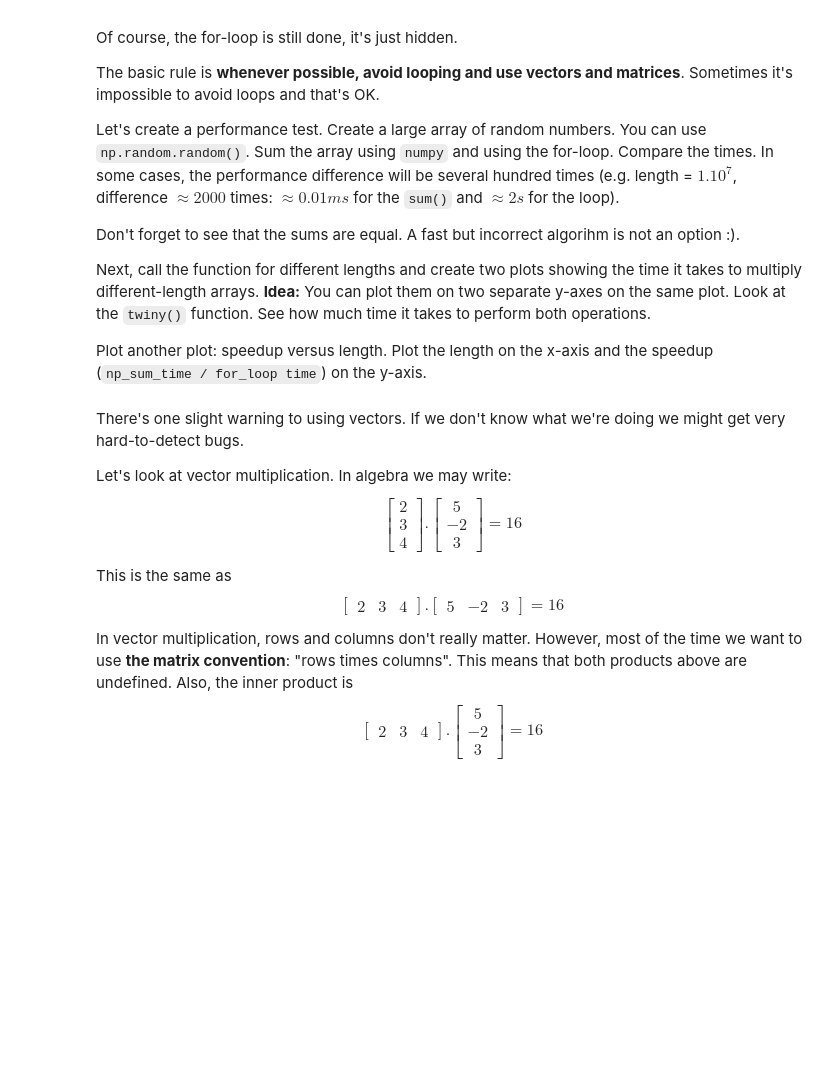
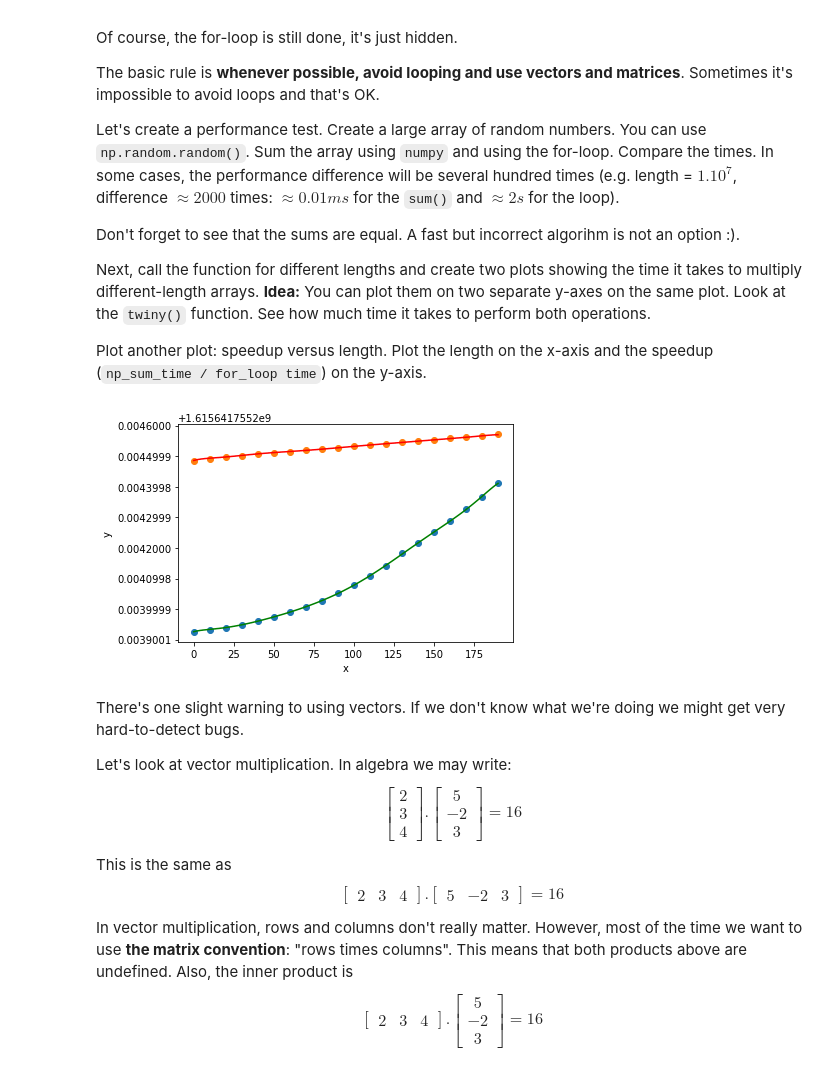
Before and after one commit to TodorNedkovski/Artificial-Intelligence-21-22, a Jupyter notebook: Math concepts for developers/HIGH-SCHOOL MATHS/06. Linear-Algebra-Exercise/Linear Algebra Exercise.ipynb, the cells around one changed output. Saved outputs shown, nothing was run; the diff lists cells and outputs as text; code cells hidden in the pictures; blank space fills up the shorter version.

```diff
--- a/Math concepts for developers/HIGH-SCHOOL MATHS/06. Linear-Algebra-Exercise/Linear Algebra Exercise.ipynb
+++ b/Math concepts for developers/HIGH-SCHOOL MATHS/06. Linear-Algebra-Exercise/Linear Algebra Exercise.ipynb
@@ -149,3 +147,80 @@ Plot another plot: speedup versus length. Plot the length on the x-axis and the
+# %%
+def interpolate_polynomial(facPoints, multPoints, degree, min_x, max_x):
+    """
+    Interpolates a polynomial of the specified degree through the given points and plots it
+    points - a list of points (x, y) to plot
+    degree - the polynomial degree
+    min_x, max_x - range of x values used to plot the interpolating polynomial
+    """
+    fx = facPoints[:, 0]
+    fy = facPoints[:, 1]
+
+    mx = multPoints[:, 0]
+    my = multPoints[:, 1]
+
+    fcoefficients = np.polyfit(fx, fy, degree)
+    fpoly = np.poly1d(fcoefficients)
+
+    mcoefficients = np.polyfit(mx, my, degree)
+    mpoly = np.poly1d(mcoefficients)
+
+    plot_fx = np.linspace(min_x, max_x, 5000)
+    plot_fy = fpoly(plot_fx)
+
+    plot_mx = np.linspace(min_x, max_x, 5000)
+    plot_my = mpoly(plot_mx)
+
+    plt.plot(plot_fx, plot_fy, c = "green")
+    plt.plot(plot_mx, plot_my, c = "red")
+    plt.scatter(fx, fy)
+    plt.scatter(mx, my)
+    plt.xlabel("x")
+    plt.ylabel("y")
+    plt.show()
+
+arr = []
+
+for i in range(20):
+    arr.append(np.random.randint(100,size=10*i))
+
+def standard():
+
+    span = []
+
+    length = 0;
+
+    for a in arr:
+        rsum = 0
+        start = time.time()
+        for i in range(len(a)):
+            rsum += a[i]
+        finish = time.time()
+        span.append((len(a), finish))
+
+
+    return (rsum, span)
+
+def numpy():
+
+   span = []
+
+   numpy_sum = 0
+
+   for a in arr:
+       start = time.time()
+       numpy_sum = np.sum(a)
+       finish = time.time()
+       span.append((len(a), finish))
+
+   return (numpy_sum, span)
+
+
+standardSpan = np.array(standard()[1])
+numpySpan = np.array(numpy()[1])
+
+interpolate_polynomial(standardSpan, numpySpan, 10, np.min(numpySpan[:, 0]), np.max(numpySpan[:, 0]))
+# %% [output]
+[figure, added]
 # %% [markdown]
 There's one slight warning to using vectors. If we don't know what we're doing we might get very hard-to-detect bugs.
 
```
Also changed, not shown: parts of 2 cells of this notebook, 2 other files.
